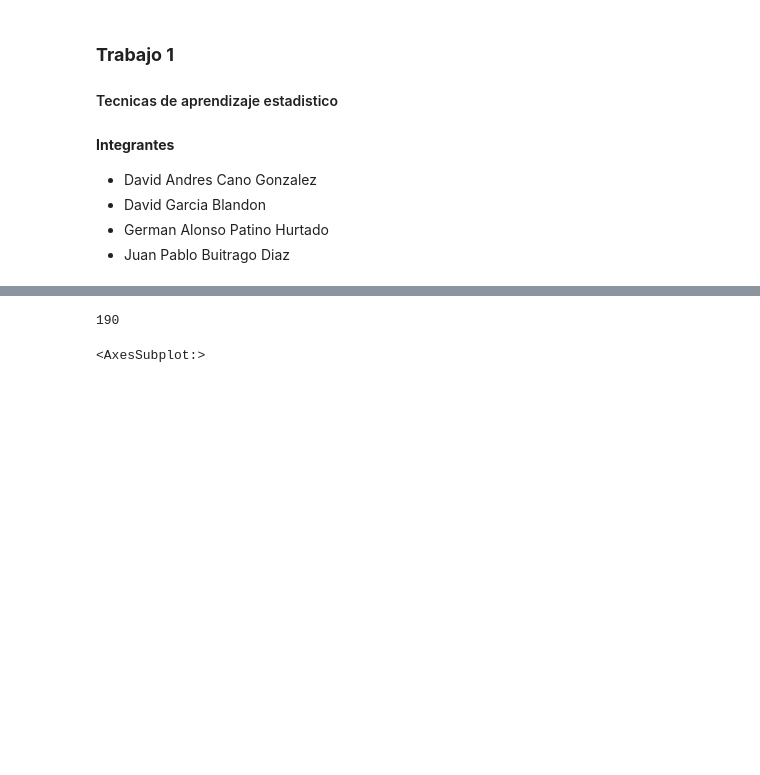
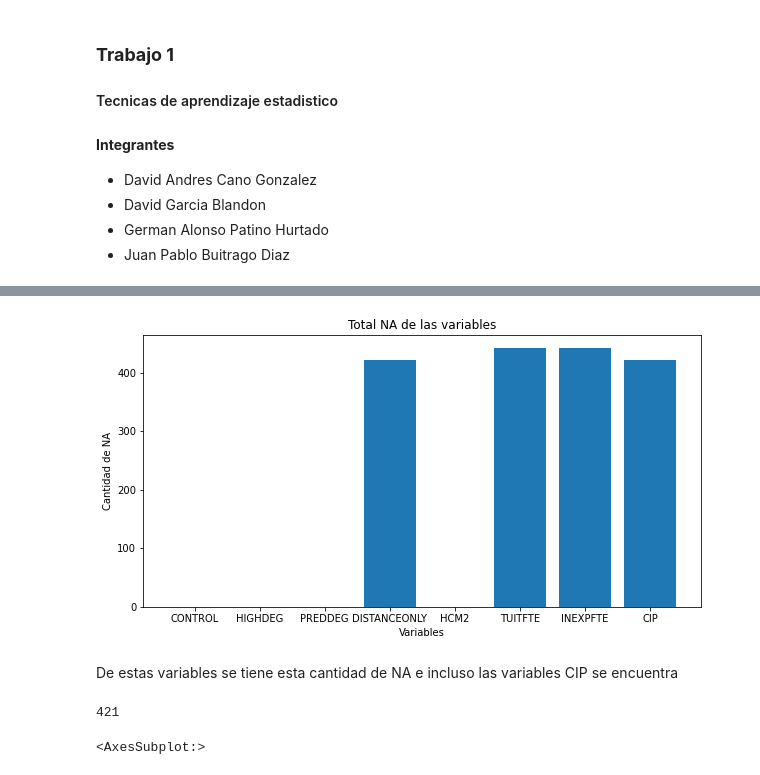
Before and after one commit to Germanchelo13/CollegeScorecard, a Jupyter notebook: desarrollo_cluster.ipynb, the cells around one changed output, grey strips where cells are left out. Drawn from its saved outputs; the diff is of its cells as text; code cells hidden in the pictures; blank space fills up the shorter version.

```diff
--- a/desarrollo_cluster.ipynb
+++ b/desarrollo_cluster.ipynb
@@ -468,25 +207,9 @@ diccionario = pd.read_csv('https://query.data.world/s/mwzxjzee7zbruhcovlmoq5unjy
 # %%
 # guardar variables cip
 variables_cip=[]
-variables_cet_degre=[]
-variables_assoc=[]
-variables_bac=[]
-variables_grad=[]
-['CERT1', 'CERT2', 'ASSOC', 'CERT4', 'BACHL']
 for i in datos.columns:
     if 'CIP' == i[0:3]:
         variables_cip.append(i)
-        if ('CERT1' in i) or ('CERT2' in i):
-            variables_cet_degre.append(i)
-        elif 'ASSOC' in i:
-            variables_assoc.append(i)
-        elif 'BACHL' in i:
-            variables_bac.append(i)
-        elif 'CERT4' in i:
-            variables_grad.append(i)
-print(len(variables_cip))
-# %% [output]
-190
 # %%
 variables_id= ['UNITID', 'OPEID', 'opeid6','INSTNM', # id
           'main', # num campus and campus
@@ -502,3 +225,19 @@ variables_num=[  'TUITFTE', 'INEXPFTE',# 'AVGFACSAL', # financiacion monetaria p
 ]
 #*variables_id,
 variables=[*variables_dum,*variables_num ]
+# %%
+valores_faltantes=datos[variables].isna().sum()+(datos[variables]=='PrivacySuppressed').sum()
+na_cip=datos[variables_cip].isna().any(axis=1)
+valores_faltantes=valores_faltantes.append(pd.Series({"CIP":na_cip.sum() }))
+fig = plt.figure(figsize = (10, 5))
+
+# creating the bar plot
+plt.bar(x=valores_faltantes.index,height=valores_faltantes)
+plt.xlabel("Variables")
+plt.ylabel("Cantidad de NA")
+plt.title("Total NA de las variables")
+plt.show()
+# %% [output]
+[figure, added]
+# %% [markdown]
+De estas variables se tiene esta cantidad de NA e incluso las variables CIP se encuentra
@@ -505,3 +247,7 @@ variables=[*variables_dum,*variables_num ]
+# %%
+na_cip
+# %% [output]
+421
 # %%
 plt.figure(2)
 plt.subplot(222)
```
Also changed, not shown: parts of 13 cells of this notebook, 1 other file.
